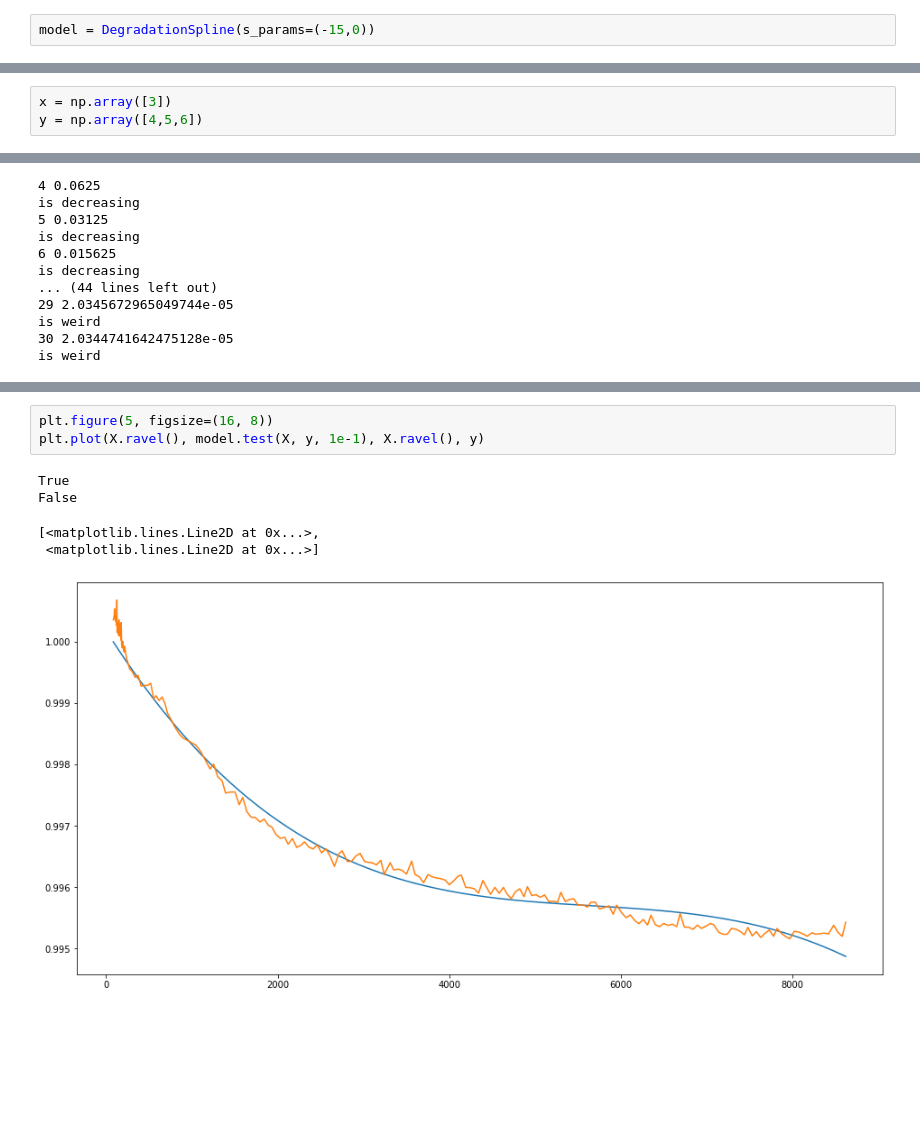
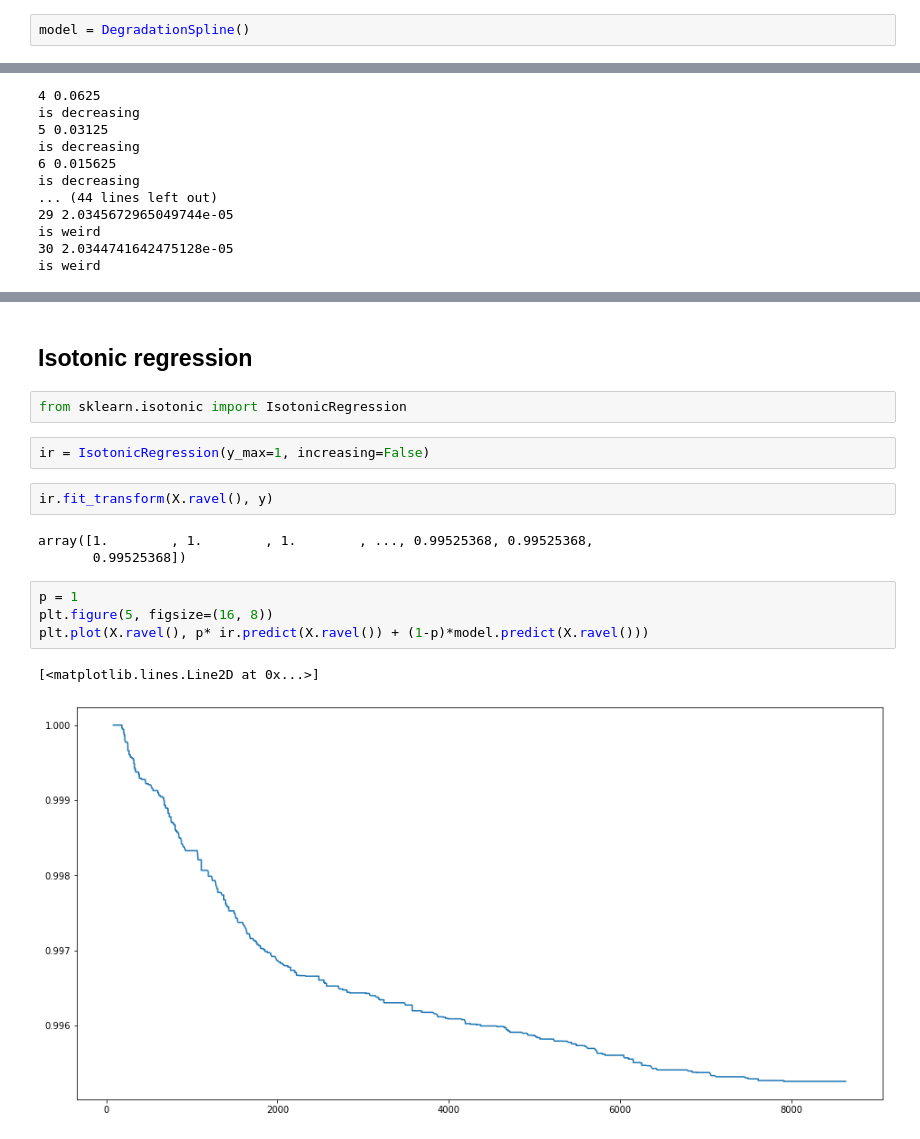
Before and after one commit to roksikonja/dslab_virgo_tsi, a Jupyter notebook: exponential_decay.ipynb, the cells around one changed output, grey strips where cells are left out. Drawn from its saved outputs; the diff is of its cells as text; blank space fills up the shorter version.

Commit message:
Explore Isotonic regression

```diff
--- a/exponential_decay.ipynb
+++ b/exponential_decay.ipynb
@@ -305,6 +305,6 @@ class ThinningFolds:
         n = int(1/self.t)
         return n
 # %%
-model = DegradationSpline(s_params=(-15,0))
+model = DegradationSpline()
 # %%
 model.fit(X, y)
@@ -329,3 +310,0 @@ is weird
-# %%
-x = np.array([3])
-y = np.array([4,5,6])
@@ -387,9 +340,18 @@ array([[1.        ],
+# %% [markdown]
+## Isotonic regression
+# %%
+from sklearn.isotonic import IsotonicRegression
+# %%
+ir = IsotonicRegression(y_max=1, increasing=False)
+# %%
+ir.fit_transform(X.ravel(), y)
+# %% [output]
+array([1.        , 1.        , 1.        , ..., 0.99525368, 0.99525368,
+       0.99525368])
 # %%
+p = 1
 plt.figure(5, figsize=(16, 8))
-plt.plot(X.ravel(), model.test(X, y, 1e-1), X.ravel(), y)
+plt.plot(X.ravel(), p* ir.predict(X.ravel()) + (1-p)*model.predict(X.ravel()))
 # %% [output]
-True
-False
+[<matplotlib.lines.Line2D at 0x...>]
-[<matplotlib.lines.Line2D at 0x...>,
- <matplotlib.lines.Line2D at 0x...>]
-[figure, old version]
+[figure, new version]
```
Also changed, not shown: parts of 10 cells of this notebook, 1 other file.
